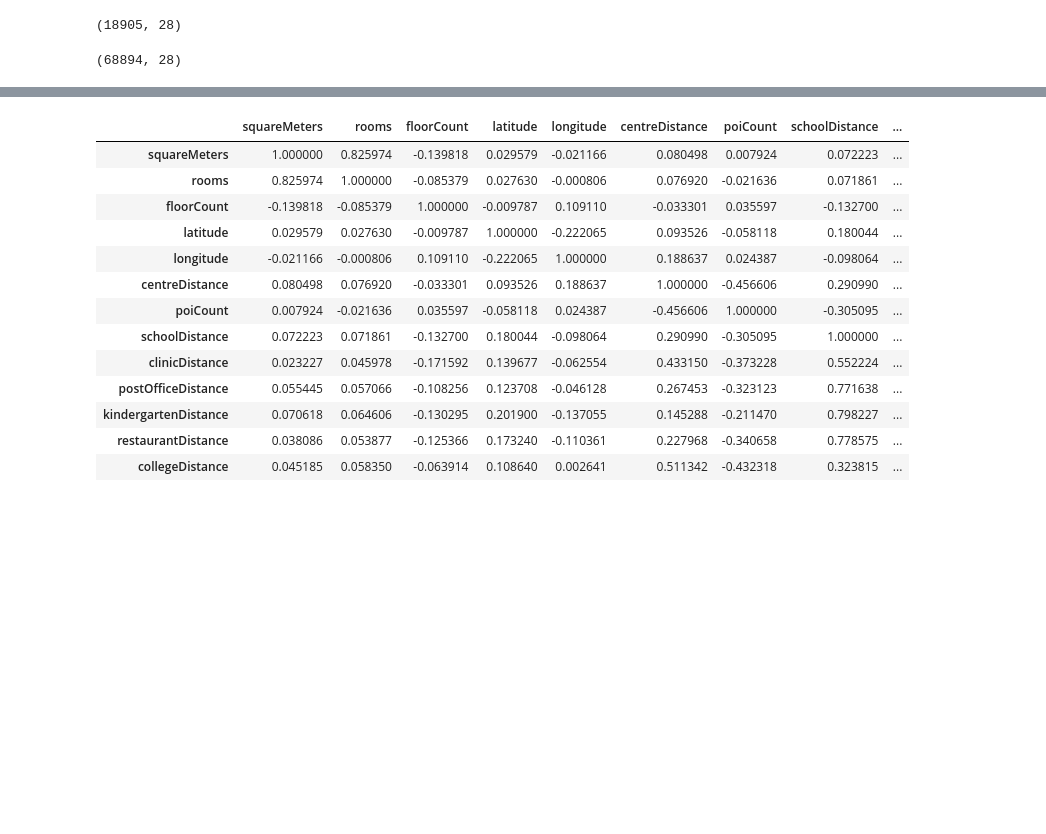
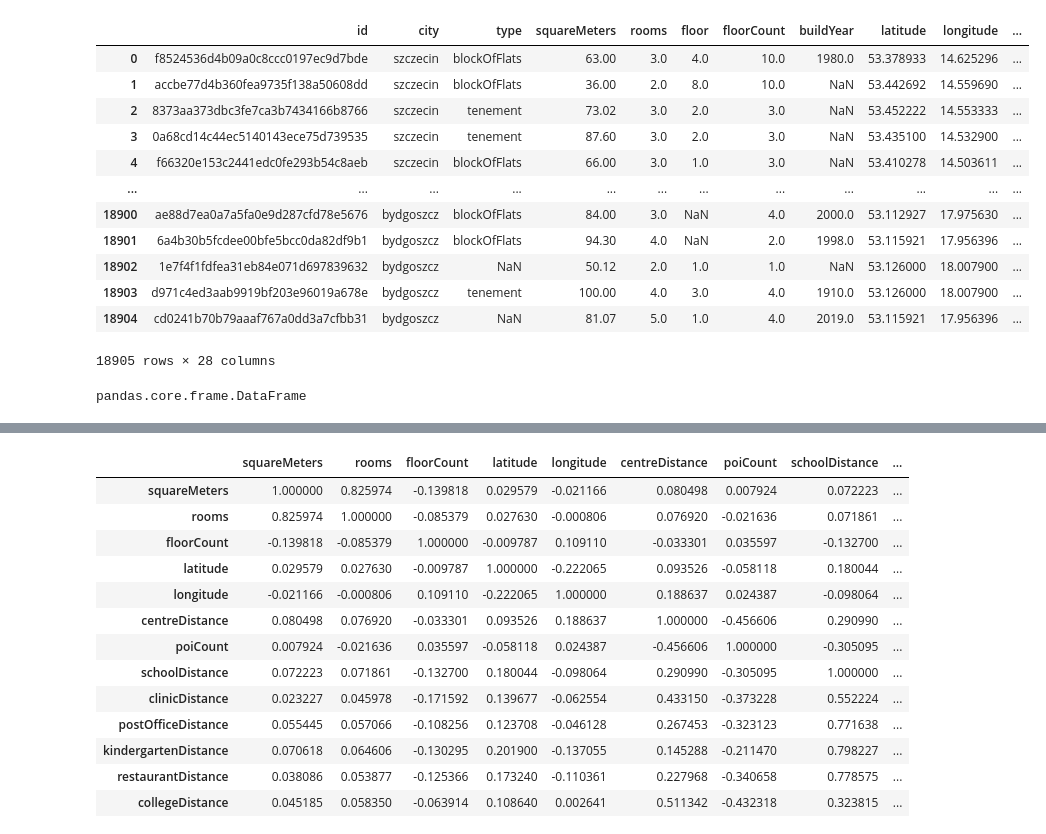
Before and after one commit to bustercherries/ML, a Jupyter notebook: Apartment_prices_in_Poland.ipynb, the cells around one changed output, grey strips where cells are left out. Drawn from its saved outputs; the diff is of its cells as text; code cells hidden in the pictures; blank space fills up the shorter version.

```diff
--- a/Apartment_prices_in_Poland.ipynb
+++ b/Apartment_prices_in_Poland.ipynb
@@ -40,4 +73,0 @@ august.head(5)
-# %%
-august.shape
-# %% [output]
-(18905, 28)
@@ -48,7 +73,0 @@ november = pd.read_csv('/content/drive/MyDrive/Machine Learning/dataset/apartmen
-# %%
-#tworzę ramkę danych złożonych z 4 csv (miesięcy)
-frames = [august, september, october, november]
-df = pd.concat(frames)
-df.shape
-# %% [output]
-(68894, 28)
@@ -54,0 +76,30 @@ df.shape
+# %%
+from pathlib import Path
+path = Path.cwd()
+main_path = '/content/drive/MyDrive/Machine_Learning/dataset/apartments_pl_2023_'
+august = pd.read_csv(path.joinpath(main_path + '08.csv'))
+
+all_months = []
+list_of_months = ['08.csv','09.csv', '10.csv','11.csv']
+all_months = [pd.read_csv(path.joinpath(main_path + month)) for month in list_of_months]
+# %%
+list_of_months[2]
+all_months[0]
+# %% [output]
+|  | id | city | type | squareMeters | rooms | floor | floorCount | buildYear | latitude | longitude | ... |
+| 0 | f8524536d4b09a0c8ccc0197ec9d7bde | szczecin | blockOfFlats | 63.00 | 3.0 | 4.0 | 10.0 | 1980.0 | 53.378933 | 14.625296 | ... |
+| 1 | accbe77d4b360fea9735f138a50608dd | szczecin | blockOfFlats | 36.00 | 2.0 | 8.0 | 10.0 | NaN | 53.442692 | 14.559690 | ... |
+| 2 | 8373aa373dbc3fe7ca3b7434166b8766 | szczecin | tenement | 73.02 | 3.0 | 2.0 | 3.0 | NaN | 53.452222 | 14.553333 | ... |
+| 3 | 0a68cd14c44ec5140143ece75d739535 | szczecin | tenement | 87.60 | 3.0 | 2.0 | 3.0 | NaN | 53.435100 | 14.532900 | ... |
+| 4 | f66320e153c2441edc0fe293b54c8aeb | szczecin | blockOfFlats | 66.00 | 3.0 | 1.0 | 3.0 | NaN | 53.410278 | 14.503611 | ... |
+| ... | ... | ... | ... | ... | ... | ... | ... | ... | ... | ... | ... |
+| 18900 | ae88d7ea0a7a5fa0e9d287cfd78e5676 | bydgoszcz | blockOfFlats | 84.00 | 3.0 | NaN | 4.0 | 2000.0 | 53.112927 | 17.975630 | ... |
+| 18901 | 6a4b30b5fcdee00bfe5bcc0da82df9b1 | bydgoszcz | blockOfFlats | 94.30 | 4.0 | NaN | 2.0 | 1998.0 | 53.115921 | 17.956396 | ... |
+| 18902 | 1e7f4f1fdfea31eb84e071d697839632 | bydgoszcz | NaN | 50.12 | 2.0 | 1.0 | 1.0 | NaN | 53.126000 | 18.007900 | ... |
+| 18903 | d971c4ed3aab9919bf203e96019a678e | bydgoszcz | tenement | 100.00 | 4.0 | 3.0 | 4.0 | 1910.0 | 53.126000 | 18.007900 | ... |
+| 18904 | cd0241b70b79aaaf767a0dd3a7cfbb31 | bydgoszcz | NaN | 81.07 | 5.0 | 1.0 | 4.0 | 2019.0 | 53.115921 | 17.956396 | ... |
+18905 rows × 28 columns
+# %%
+type(august)
+# %% [output]
+pandas.core.frame.DataFrame
```
Also changed, not shown: parts of 37 cells of this notebook.
